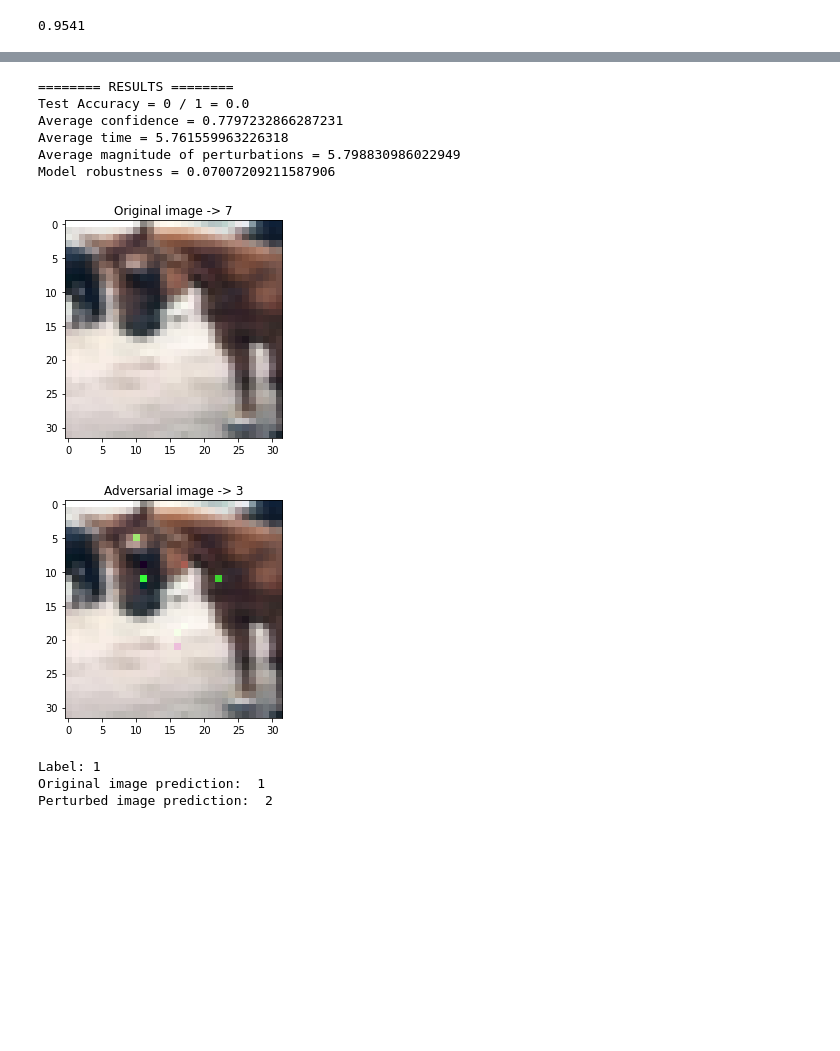
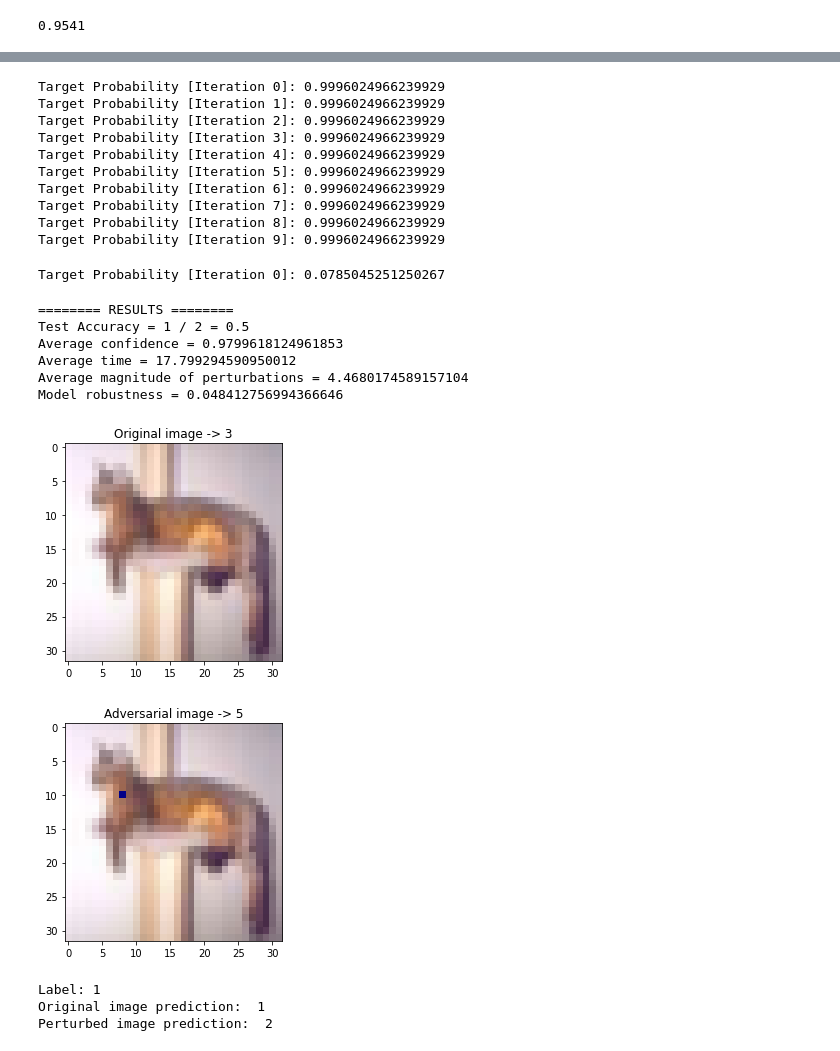
Before and after one commit to pabloac31/TFG, a Jupyter notebook: cifar10_experiments.ipynb, the cells around one changed output, grey strips where cells are left out. Saved outputs shown, nothing was run; the diff lists cells and outputs as text; code cells hidden in the pictures; blank space fills up the shorter version.

```diff
--- a/cifar10_experiments.ipynb
+++ b/cifar10_experiments.ipynb
@@ -41,24 +50,36 @@ test_fgsm(iv3, device, './data/img1.png', 0.56)
 # %%
 #params = {'epsilon': 0.4}
 #params = {'num_classes': 10, 'overshoot': 0.02, 'max_iter': 50, 'lambda_fac': 1.0}
-params = {'lambda_': 3., 'max_iter': 20, 'epsilon': 0.2, 'delta': 255}
-adv_examples = attack_model(iv3, device, adv_loader, 'sparsefool', params, iters=1)
+#params = {'lambda_': 3., 'max_iter': 20, 'epsilon': 0.2, 'delta': 255}
+params = {'target_label': None, 'iters': 10, 'pop_size': 100, 'verbose': True}
+adv_examples = attack_model(iv3, device, adv_loader, 'one_pixel_attack', params, iters=2)
 
 plt.imshow(denormalize_cifar10(adv_examples[0][2]).transpose((1,2,0)))
 plt.title('Original image -> ' + str(adv_examples[0][0]))
 plt.show()
 plt.imshow(denormalize_cifar10(adv_examples[0][3]).transpose((1,2,0)))
 plt.title('Adversarial image -> ' + str(adv_examples[0][1]))
 plt.show()
 # %% [output]
-======== RESULTS ========
-Test Accuracy = 0 / 1 = 0.0
-Average confidence = 0.7797232866287231
-Average time = 5.761559963226318
-Average magnitude of perturbations = 5.798830986022949
-Model robustness = 0.07007209211587906
+Target Probability [Iteration 0]: 0.9996024966239929
+Target Probability [Iteration 1]: 0.9996024966239929
+Target Probability [Iteration 2]: 0.9996024966239929
+Target Probability [Iteration 3]: 0.9996024966239929
+Target Probability [Iteration 4]: 0.9996024966239929
+Target Probability [Iteration 5]: 0.9996024966239929
+Target Probability [Iteration 6]: 0.9996024966239929
+Target Probability [Iteration 7]: 0.9996024966239929
+Target Probability [Iteration 8]: 0.9996024966239929
+Target Probability [Iteration 9]: 0.9996024966239929
+Target Probability [Iteration 0]: 0.0785045251250267
+======== RESULTS ========
+Test Accuracy = 1 / 2 = 0.5
+Average confidence = 0.9799618124961853
+Average time = 17.799294590950012
+Average magnitude of perturbations = 4.4680174589157104
+Model robustness = 0.048412756994366646
-[figure, old version]
+[figure, new version]
-[figure, old version]
+[figure, new version]
 # %%
 v = universal_perturbation(univ_loader, iv3, device, delta=0.1)
 
```
Also changed, not shown: parts of 6 cells of this notebook.
